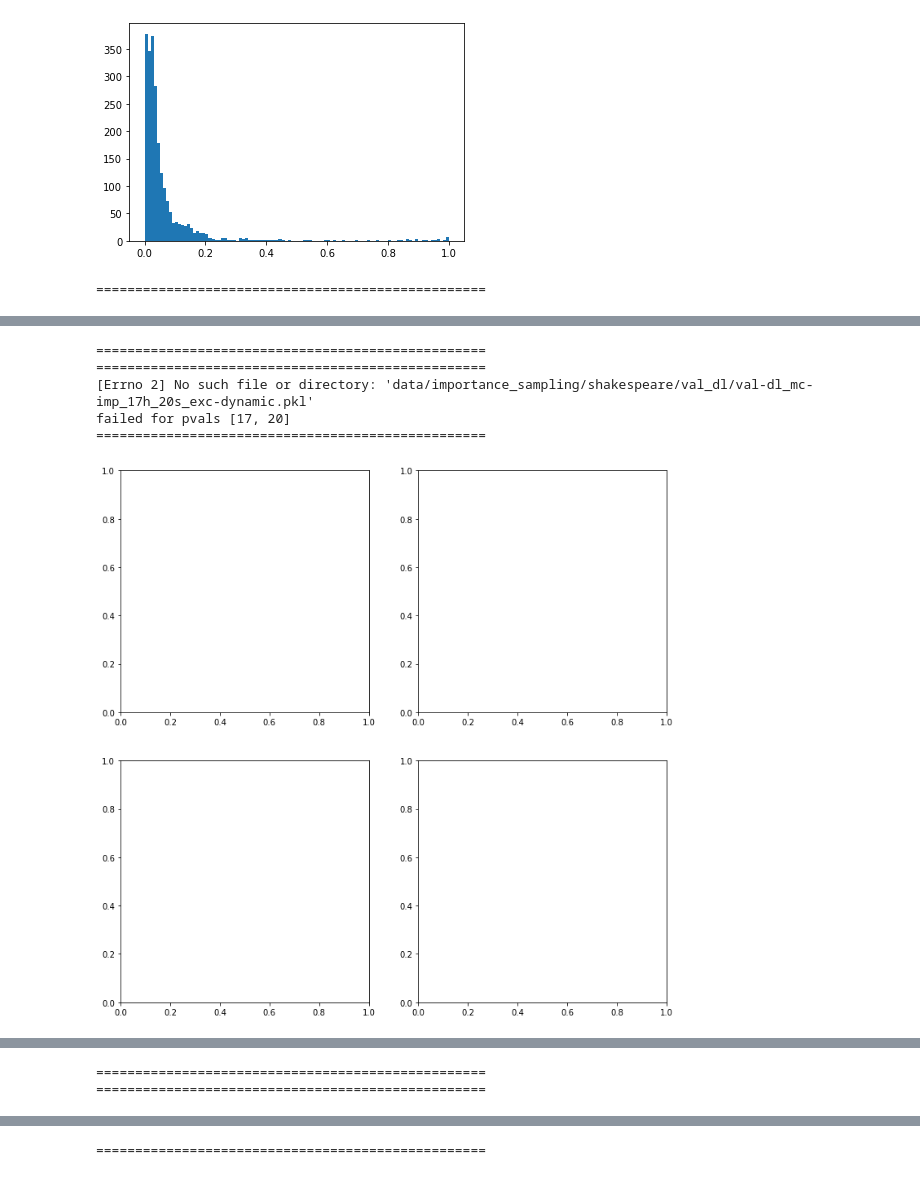
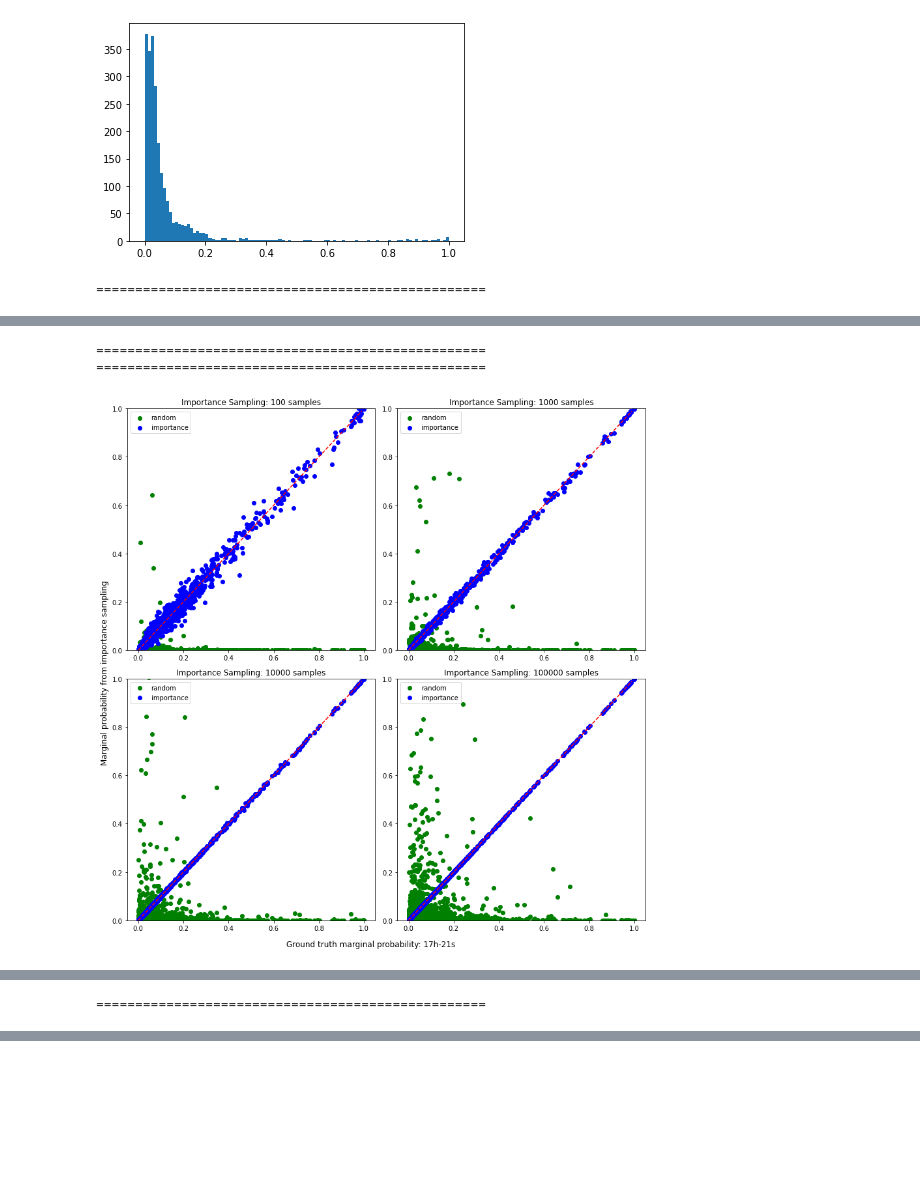
Before and after one commit to vshah99/prob_seq_queries_nnproject, a Jupyter notebook: notebooks/Beam_search_v_sampling.ipynb, the cells around one changed output, grey strips where cells are left out. Drawn from its saved outputs; the diff is of its cells as text; code cells hidden in the pictures; blank space fills up the shorter version.

```diff
--- a/notebooks/Beam_search_v_sampling.ipynb
+++ b/notebooks/Beam_search_v_sampling.ipynb
@@ -132,20 +132,24 @@ plt.hist(data,bins=100)
 # %%
 impsamp = data.mean(axis=1)
 # %%
-def gt_v_samp_plot(gt_data_path, samp_data_path,pvals,
+def gt_v_samp_plot(gt_data_path, samp_data_path_imp, samp_data_path_rand,pvals,
                    sample_sizes, shuffle = False,):
     assert len(sample_sizes)%2 == 0,"Must have even # samples"
     title = "Importance Sampling: {} samples"
     fig, axs = plt.subplots(len(sample_sizes)//2,2, figsize = (len(sample_sizes)*3,12))
     gt_data = read_pkl(gt_data_path)
-    samp_data = read_pkl(samp_data_path)
+    samp_data_imp = read_pkl(samp_data_path_imp)
+    samp_data_rand = read_pkl(samp_data_path_rand)
 
     for i in range(len(sample_sizes)):
         # data = read_pkl(paths[i])
         ref = np.arange(0,1,0.01)
-        axs[i//2][i%2].scatter(gt_data, samp_data[:,:samples[i]].mean(axis = -1))
+        axs[i//2][i%2].scatter(gt_data, samp_data_rand[:,:samples[i]].mean(axis = -1), color = "green", label = "random")
+        axs[i//2][i%2].scatter(gt_data, samp_data_imp[:,:samples[i]].mean(axis = -1), color = "blue", label = "importance")
         axs[i//2][i%2].set_title(title.format(samples[i]))
         axs[i//2][i%2].plot(list(ref),list(ref),linestyle="dashed", color = "red")
+        axs[i//2][i%2].legend()
+        axs[i//2][i%2].set_ylim((0,1))
 
     fig.supxlabel(f"Ground truth marginal probability: {pvals[0]}h-{pvals[1]}s")
     fig.supylabel("Marginal probability from importance sampling")
@@ -154,15 +158,17 @@ def gt_v_samp_plot(gt_data_path, samp_data_path,pvals,
 # %%
 samples = [100,1000,10000,100000]
 path_templates =["data/ground_truth/shakespeare/val_dl/val-dl_gt_{}h_{}s_exc-dynamic.pkl",
-         "data/importance_sampling/shakespeare/val_dl/val-dl_mc-imp_{}h_{}s_exc-dynamic.pkl"]
-path_vals = [[16,20],[17,20],[18,20],[17,21]]
+         "data/importance_sampling/shakespeare/val_dl/val-dl_mc-imp_{}h_{}s_exc-dynamic.pkl",
+        "data/random_sampling/shakespeare/val_dl/val-dl_mc-rand_{}h_{}s_exc-dynamic.pkl"]
+path_vals = [[18,20],[17,21]]
 
 for pvals in path_vals:
     gt_path = path_templates[0].format(*pvals)
-    samp_path = path_templates[1].format(*pvals)
+    samp_path_imp = path_templates[1].format(*pvals)
+    samp_path_rand = path_templates[2].format(*pvals)
     print("====="*10)
     try:
-        gt_v_samp_plot(gt_path, samp_path,pvals,sample_sizes =samples)
+        gt_v_samp_plot(gt_path, samp_path_imp, samp_path_rand,pvals,sample_sizes =samples)
         plt.show()
         print("====="*10)
     except Exception as e:
@@ -174,6 +180,3 @@ for pvals in path_vals:
 ==================================================
 ==================================================
-[Errno 2] No such file or directory: 'data/importance_sampling/shakespeare/val_dl/val-dl_mc-imp_17h_20s_exc-dynamic.pkl'
-failed for pvals [17, 20]
-==================================================
-[figure, old version]
+[figure, new version]
@@ -181,2 +183 @@ failed for pvals [17, 20]
 ==================================================
-==================================================
@@ -184 +183,0 @@ failed for pvals [17, 20]
-==================================================
```
Also changed, not shown: parts of 1 cell of this notebook, 5 other files.
